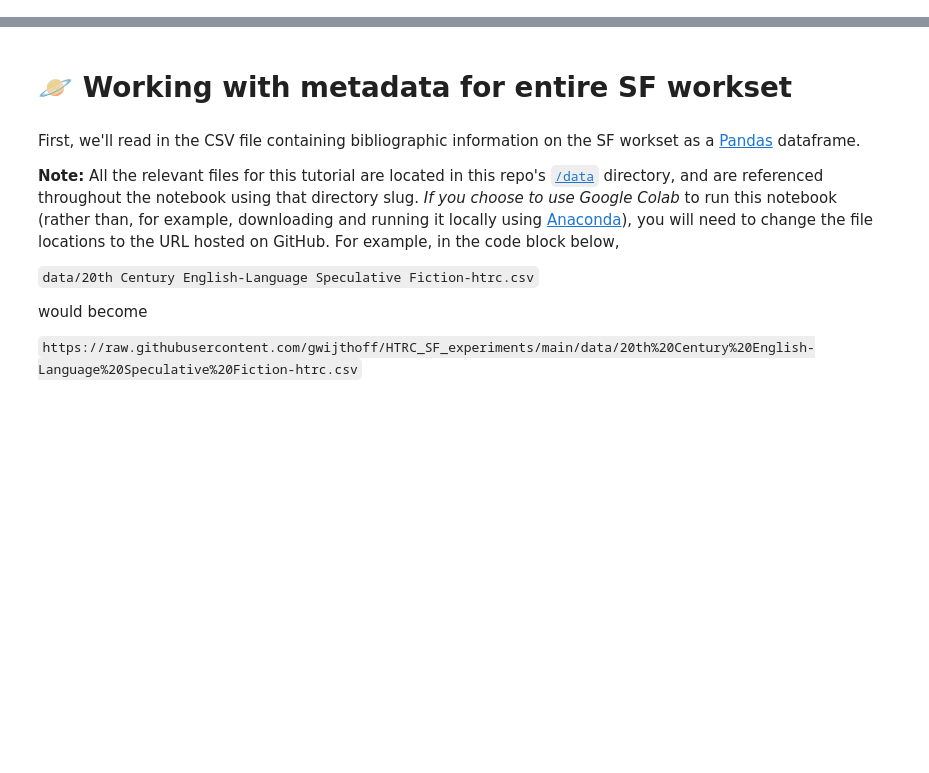
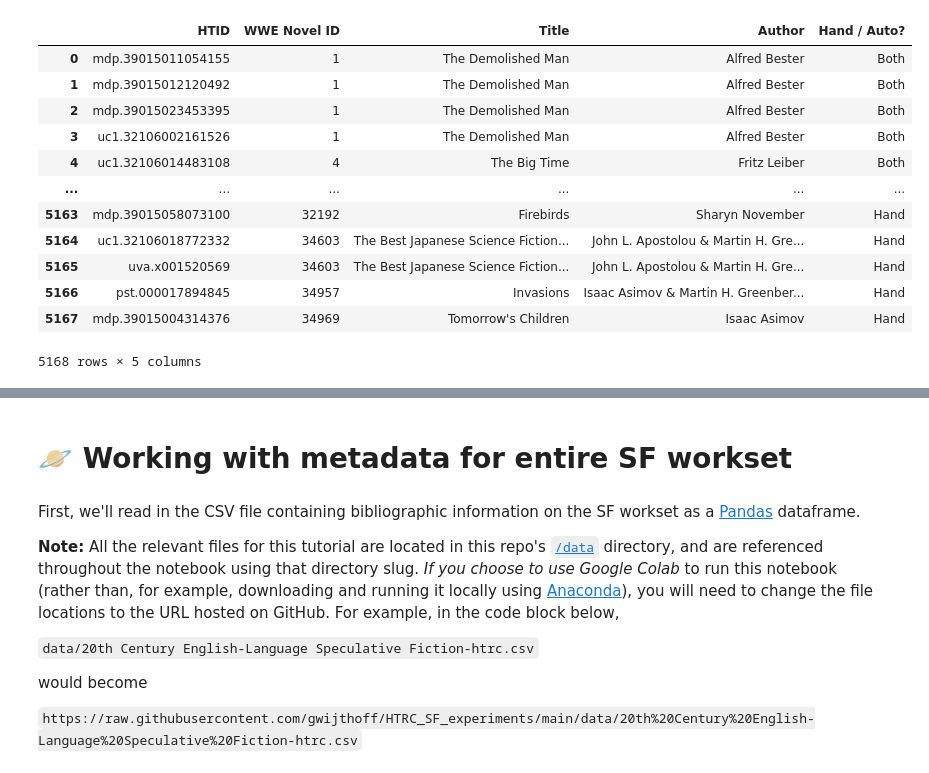
Before and after one commit to gwijthoff/HTRC_SF_experiments, a Jupyter notebook: htrc_sf_experiments.ipynb, the cells around one changed output, grey strips where cells are left out. Saved outputs shown, nothing was run; the diff lists cells and outputs as text; code cells hidden in the pictures; blank space fills up the shorter version.

Commit message:
updated text reflecting full EF list, applications, and utils non-pairtree download approach

```diff
--- a/htrc_sf_experiments.ipynb
+++ b/htrc_sf_experiments.ipynb
@@ -70,0 +83,19 @@ You need to use `rsync` to download these Extracted Features files for the entir
+# %%
+# create dataframe from Thomson and Mimno's full list of 5,168 SF volumes
+import pandas as pd
+df = pd.read_csv('data/thompson-mimno-SF-final-matches.tsv', delimiter='	')
+df
+# %% [output]
+|  | HTID | WWE Novel ID | Title | Author | Hand / Auto? |
+| 0 | mdp.39015011054155 | 1 | The Demolished Man | Alfred Bester | Both |
+| 1 | mdp.39015012120492 | 1 | The Demolished Man | Alfred Bester | Both |
+| 2 | mdp.39015023453395 | 1 | The Demolished Man | Alfred Bester | Both |
+| 3 | uc1.32106002161526 | 1 | The Demolished Man | Alfred Bester | Both |
+| 4 | uc1.32106014483108 | 4 | The Big Time | Fritz Leiber | Both |
+| ... | ... | ... | ... | ... | ... |
+| 5163 | mdp.39015058073100 | 32192 | Firebirds | Sharyn November | Hand |
+| 5164 | uc1.32106018772332 | 34603 | The Best Japanese Science Fiction... | John L. Apostolou & Martin H. Gre... | Hand |
+| 5165 | uva.x001520569 | 34603 | The Best Japanese Science Fiction... | John L. Apostolou & Martin H. Gre... | Hand |
+| 5166 | pst.000017894845 | 34957 | Invasions | Isaac Asimov & Martin H. Greenber... | Hand |
+| 5167 | mdp.39015004314376 | 34969 | Tomorrow's Children | Isaac Asimov | Hand |
+5168 rows × 5 columns
```
Also changed, not shown: parts of 12 cells of this notebook.
